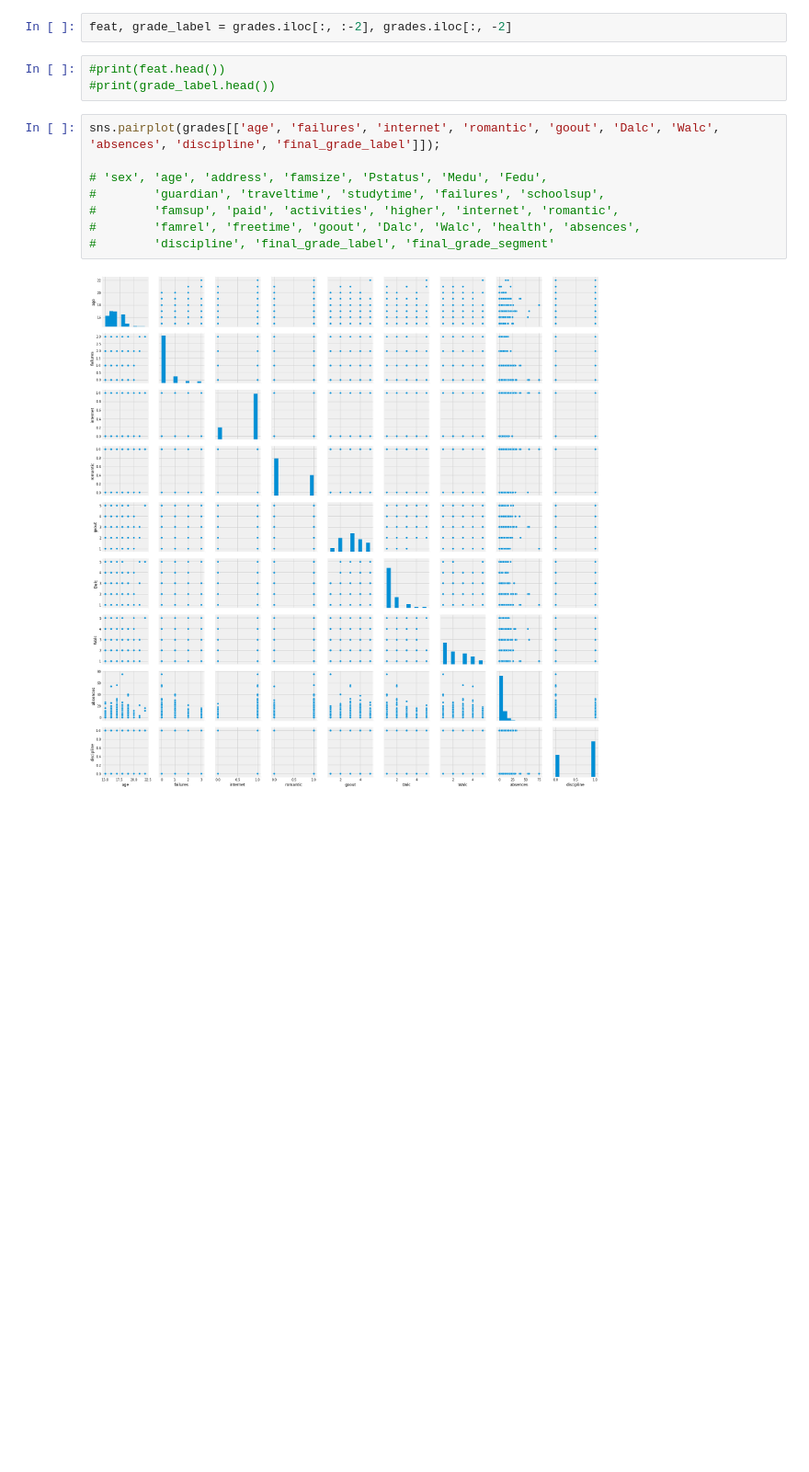
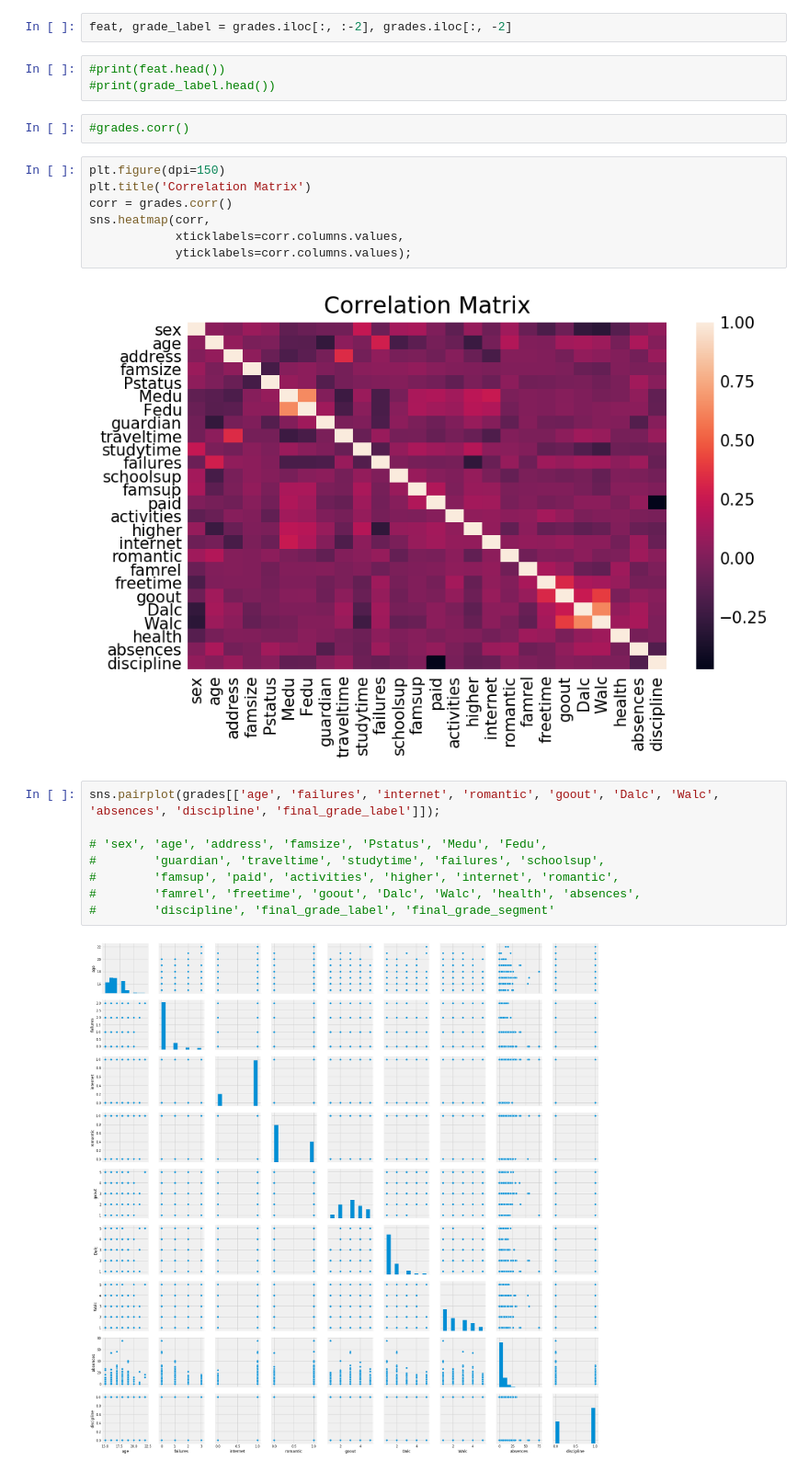
Before and after one commit to Auste1989/metis_projects, a Jupyter notebook: Student_Grade_Prediction/Student_Grade_Prediction_Modelling.ipynb, the cells around one changed output. Shown at 92% size. Cells and saved outputs as stored; diff of their text form; blank space fills up the shorter version.

```diff
--- a/Student_Grade_Prediction/Student_Grade_Prediction_Modelling.ipynb
+++ b/Student_Grade_Prediction/Student_Grade_Prediction_Modelling.ipynb
@@ -178,6 +178,17 @@ feat, grade_label = grades.iloc[:, :-2], grades.iloc[:, -2]
 # %%
 #print(feat.head())
 #print(grade_label.head())
+# %%
+#grades.corr()
+# %%
+plt.figure(dpi=150)
+plt.title('Correlation Matrix')
+corr = grades.corr()
+sns.heatmap(corr,
+            xticklabels=corr.columns.values,
+            yticklabels=corr.columns.values);
+# %% [output]
+[figure, added]
 # %%
 sns.pairplot(grades[['age', 'failures', 'internet', 'romantic', 'goout', 'Dalc', 'Walc', 'absences', 'discipline', 'final_grade_label']]);
 
```
Also changed, not shown: parts of 17 cells of this notebook, 1 other file.
